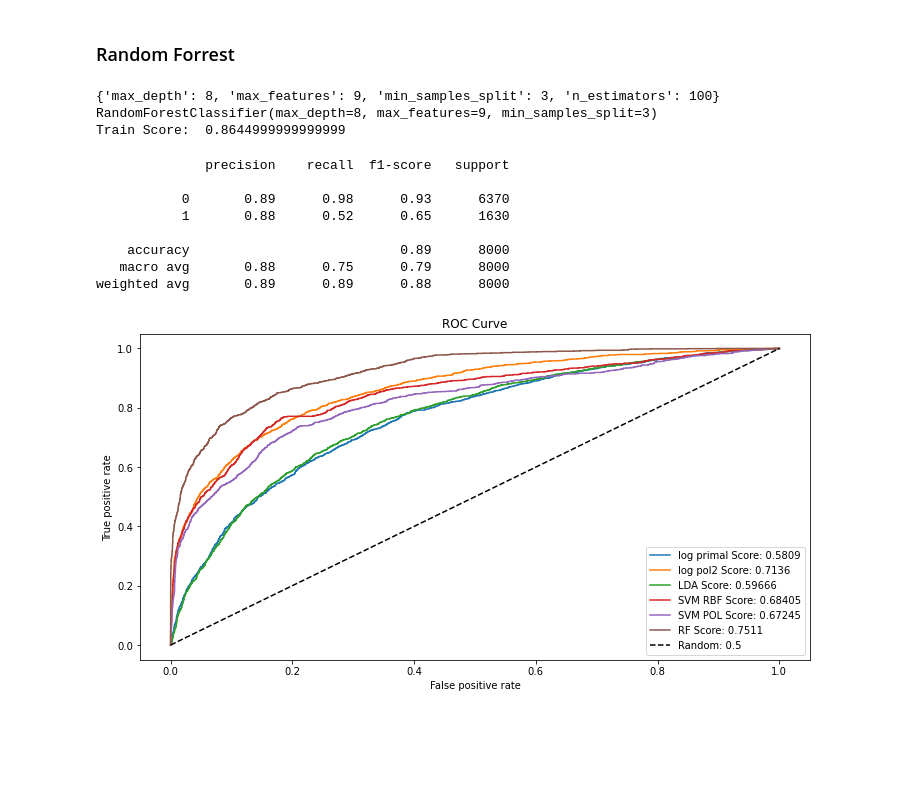
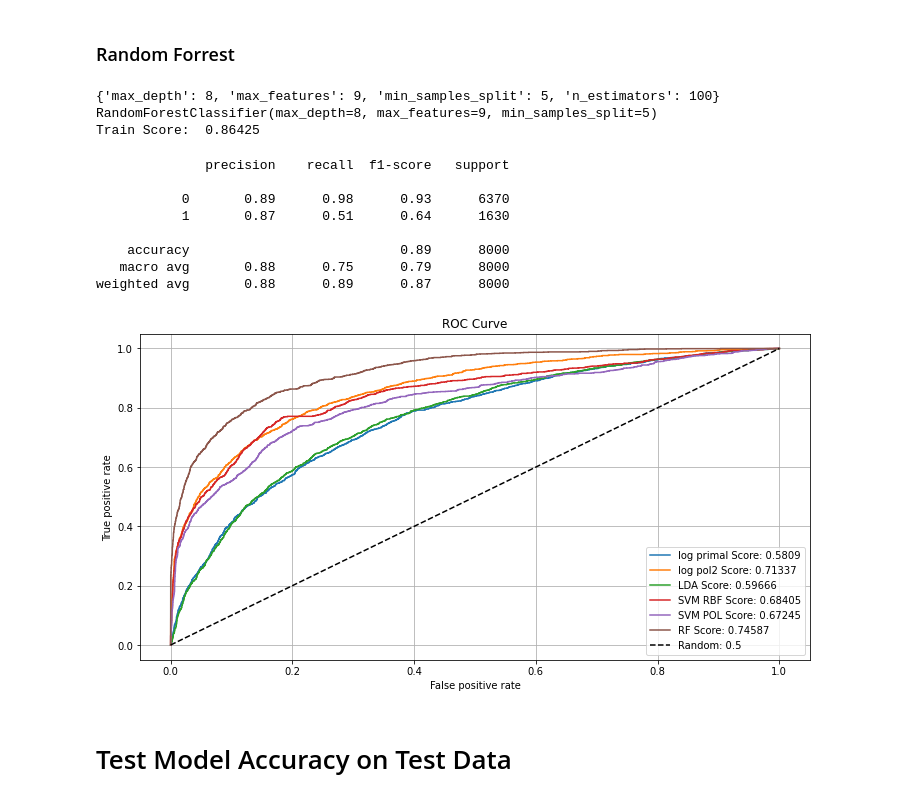
Before and after one commit to rmarinplana/personalProjects, a Jupyter notebook: churn.ipynb, the cells around one changed output. Saved outputs shown, nothing was run; the diff lists cells and outputs as text; code cells hidden in the pictures; blank space fills up the shorter version.

```diff
--- a/churn.ipynb
+++ b/churn.ipynb
@@ -334,7 +336,7 @@ Note: not all solvers support all regularization terms.
 [100, 10, 1.0, 0.1, 0.01]
 # %%
 # Logistic regression fit with linear kernel
-param_grid = {'C': [0.1, 0.5, 1, 10, 50], 'penalty':["l1", "l2"]}
+param_grid = {'C': [0.1, 0.5, 1, 10], 'penalty':["l1", "l2"]}
 log_primal_grid = GridSearchCV(LogisticRegression(solver ='liblinear'), param_grid, cv=5, verbose=0)
 log_primal_grid.fit(X_train, y_train)
 best_model(log_primal_grid)
@@ -403,7 +405,7 @@ weighted avg       0.78      0.81      0.78      8000
 ### Support Vector Machine
 # %%
 # Fit SVM with RBF Kernel
-param_grid = {'C': [0.5, 10, 100, 150], 'gamma': [0.1, 0.01, 0.001],'kernel': ['rbf'], "probability":[True]}
+param_grid = {'C': [10, 100, 150], 'gamma': [0.1, 0.01],'kernel': ['rbf'], "probability":[True]}
 SVM_grid = GridSearchCV(SVC(), param_grid, cv=3, verbose=0)
 SVM_grid.fit(X_train, y_train)
 best_model(SVM_grid)
@@ -424,7 +426,7 @@ print(classification_report(y_train,  SVM_grid.predict(X_train)))
 weighted avg       0.86      0.86      0.84      8000
 # %%
 # Fit SVM with pol kernel
-param_grid = {'C': [0.5, 1, 10, 50, 100], 'gamma': [0.1, 0.01, 0.001],'kernel': ['poly'],'degree':[2,3],
+param_grid = {'C': [10, 50, 100], 'gamma': [0.1, 0.01],'kernel': ['poly'],'degree':[2,3],
 "probability":[True]}
 SVM_pol_grid = GridSearchCV(SVC(), param_grid, cv=3, verbose=0)
 SVM_pol_grid.fit(X_train, y_train)
@@ -448,26 +450,26 @@ weighted avg       0.85      0.85      0.83      8000
 ### Random Forrest
 # %%
 # Fit random forest classifier
-param_grid = {'max_depth': [3, 5, 6, 7, 8], 'max_features': [2, 4, 6, 7, 8, 9],
-'n_estimators':[50, 100],'min_samples_split': [3, 5, 6, 7]}
+param_grid = {'max_depth': [6, 7, 8], 'max_features': [7, 8, 9],
+'n_estimators':[50, 100],'min_samples_split': [3, 5, 7]}
 RF_grid = GridSearchCV(RandomForestClassifier(), param_grid, cv=5, verbose=0)
 RF_grid.fit(X_train, y_train)
 best_model(RF_grid)
 # %% [output]
-{'max_depth': 8, 'max_features': 9, 'min_samples_split': 3, 'n_estimators': 100}
-RandomForestClassifier(max_depth=8, max_features=9, min_samples_split=3)
-Train Score:  0.8644999999999999
+{'max_depth': 8, 'max_features': 9, 'min_samples_split': 5, 'n_estimators': 100}
+RandomForestClassifier(max_depth=8, max_features=9, min_samples_split=5)
+Train Score:  0.86425
 # %%
 print(classification_report(y_train,  RF_grid.predict(X_train)))
 # %% [output]
               precision    recall  f1-score   support
 
            0       0.89      0.98      0.93      6370
-           1       0.88      0.52      0.65      1630
+           1       0.87      0.51      0.64      1630
 
     accuracy                           0.89      8000
    macro avg       0.88      0.75      0.79      8000
-weighted avg       0.89      0.89      0.88      8000
+weighted avg       0.88      0.89      0.87      8000
 # %%
 auc_log_primal, fpr_log_primal, tpr_log_primal = get_auc_scores(y_train, log_primal_grid.predict(X_train), log_primal_grid.predict_proba(X_train)[:,1])
 auc_log_pol2, fpr_log_pol2, tpr_log_pol2 = get_auc_scores(y_train, log_pol2_grid.predict(X_train_pol2), log_pol2_grid.predict_proba(X_train_pol2)[:,1])
@@ -478,17 +482,19 @@ auc_RF, fpr_RF, tpr_RF = get_auc_scores(y_train, RF_grid.predict(X_train), RF_gr
 # %%
 plt.figure(figsize = (12,6), linewidth= 1)
 plt.plot(fpr_log_primal, tpr_log_primal, label = 'log primal Score: ' + str(round(auc_log_primal, 5)))
 plt.plot(fpr_log_pol2, tpr_log_pol2, label = 'log pol2 Score: ' + str(round(auc_log_pol2, 5)))
 plt.plot(fpr_LDA, tpr_LDA, label = 'LDA Score: ' + str(round(auc_LDA, 5)))
 plt.plot(fpr_SVM, tpr_SVM, label = 'SVM RBF Score: ' + str(round(auc_SVM, 5)))
 plt.plot(fpr_SVM_pol, tpr_SVM_pol, label = 'SVM POL Score: ' + str(round(auc_SVM_pol, 5)))
 plt.plot(fpr_RF, tpr_RF, label = 'RF Score: ' + str(round(auc_RF, 5)))
 plt.plot([0,1], [0,1], 'k--', label = 'Random: 0.5')
 plt.xlabel('False positive rate')
 plt.ylabel('True positive rate')
 plt.title('ROC Curve')
 plt.legend(loc='best')
-#plt.savefig('roc_results_ratios.png')
+plt.grid(True)
 plt.show()
 # %% [output]
-[figure, old version]
+[figure, new version]
+# %% [markdown]
+# Test Model Accuracy on Test Data
```
Also changed, not shown: parts of 16 cells of this notebook.
